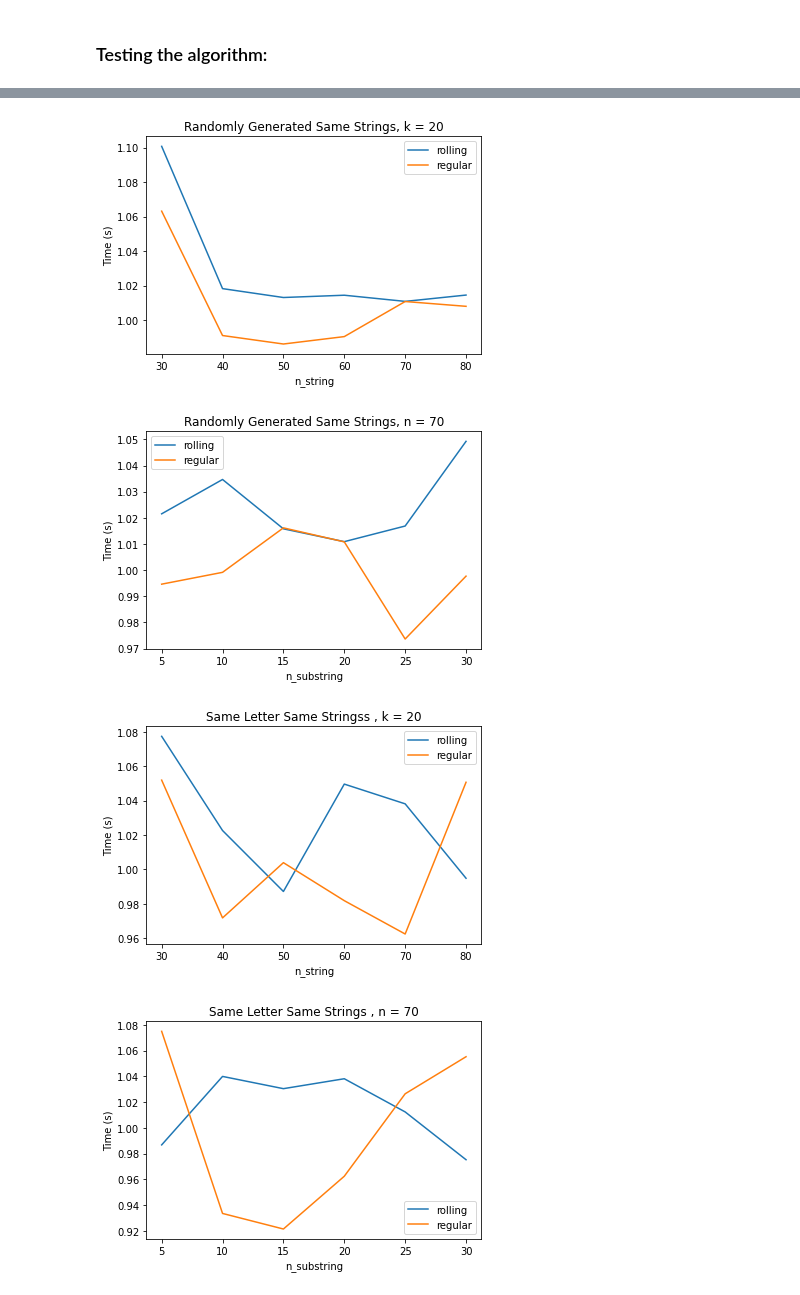
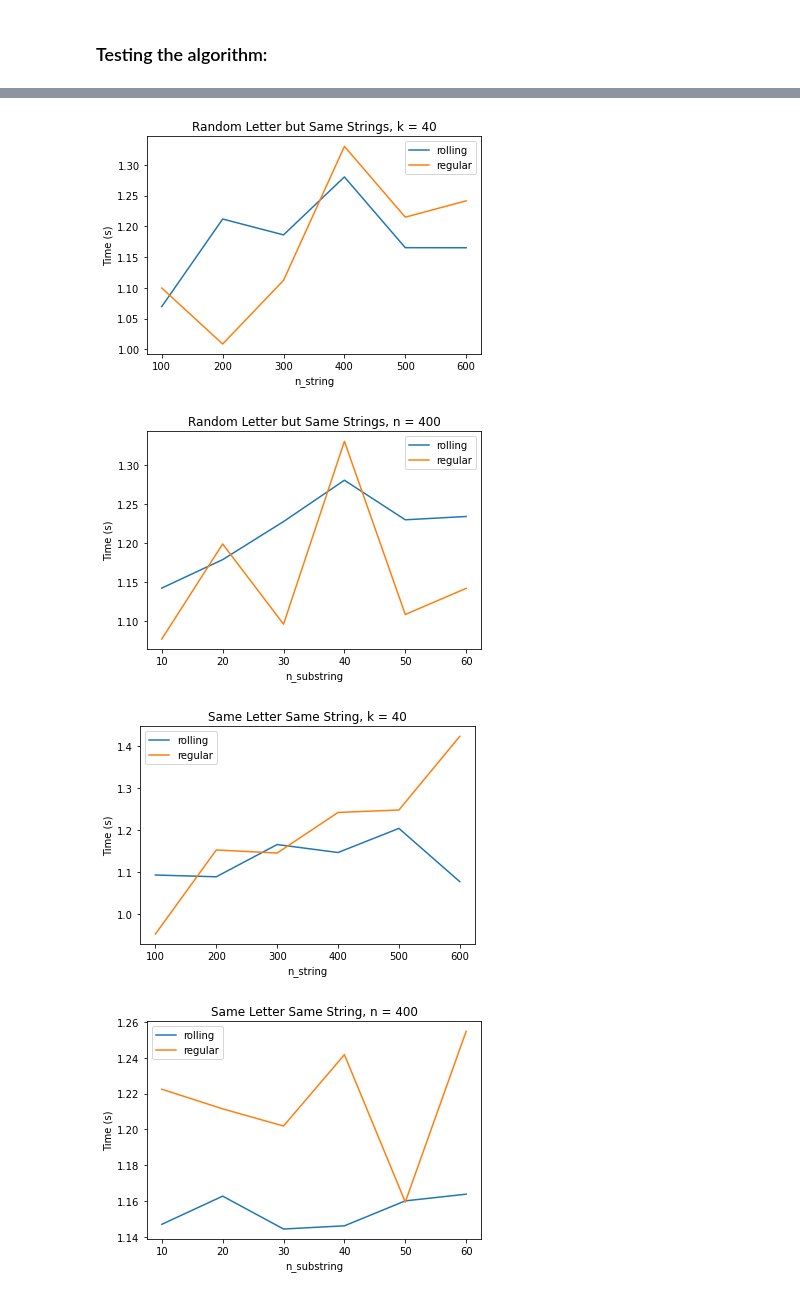
Before and after one commit to mahmud-nobe/CS110_Assignments, a Jupyter notebook: CS110_Final_Project.ipynb, the cells around one changed output, grey strips where cells are left out. Saved outputs shown, nothing was run; the diff lists cells and outputs as text; code cells hidden in the pictures.

```diff
--- a/CS110_Final_Project.ipynb
+++ b/CS110_Final_Project.ipynb
@@ -334,19 +336,21 @@ jrywsbzydsxbxykzvsnbhbuyeituytnpjlfcdbxectajusllgklslkjvarnboorivrurshfjawoapiuy
 # %%
 ## Self generating graphs for experimental complexity
 
+# to store the average time
 rolling = [[] for i in range(5)]
 regular = [[] for i in range(5)]
 
 
 
 iteration = 10
-n_list = np.array([30,40,50,60,70,80])
-k_list = np.array([5,10,15,20,25,30])
+n_list = np.array([100,200,300,400,500,600])
+k_list = np.array([10,20,30,40,50,60])
 
 for i in n_list:
 
     for k in k_list:
 
+        # to store the total time
         rolling_hash_time = [0 for i in range(5)]
         regular_hash_time = [0 for i in range(5)]
 
@@ -459,6 +481,6 @@ for i in n_list:
 # %%
-n_list = np.array([30,40,50,60,70,80])
-k_list = np.array([5,10,15,20,25,30])
+n_list = np.array([100,200,300,400,500,600])
+k_list = np.array([10,20,30,40,50,60])
 
 data = pd.DataFrame({'n_string':n_list.repeat(len(k_list)),
                      'n_substring': np.tile(k_list, len(n_list)),
@@ -565,49 +587,49 @@ plt.show()
 # Random Letter but Same Strings
 
 # same k, but different n
-sns.lineplot(x = 'n_string', y = 'rolling_hash_random_letter_same_string', data = data[data['n_substring'] == 20],
+sns.lineplot(x = 'n_string', y = 'rolling_hash_random_letter_same_string', data = data[data['n_substring'] == 40],
              label = 'rolling', palette = 'Greens')
-sns.lineplot(x = 'n_string', y = 'regular_hash_random_letter_same_string', data = data[data['n_substring'] == 20],
+sns.lineplot(x = 'n_string', y = 'regular_hash_random_letter_same_string', data = data[data['n_substring'] == 40],
              label = 'regular')
 
-plt.title('Random Letter but Same Strings, k = 20')
+plt.title('Random Letter but Same Strings, k = 40')
 plt.ylabel('Time (s)')
 plt.show()
 
 # same n, but different k
-sns.lineplot(x = 'n_substring', y = 'rolling_hash_random_letter_same_string', data = data[data['n_string'] == 70],
+sns.lineplot(x = 'n_substring', y = 'rolling_hash_random_letter_same_string', data = data[data['n_string'] == 400],
              label = 'rolling', palette = 'Greens')
-sns.lineplot(x = 'n_substring', y = 'regular_hash_random_letter_same_string', data = data[data['n_string'] == 70],
+sns.lineplot(x = 'n_substring', y = 'regular_hash_random_letter_same_string', data = data[data['n_string'] == 400],
              label = 'regular')
 
-plt.title('Random Letter but Same Strings, n = 70')
+plt.title('Random Letter but Same Strings, n = 400')
 plt.ylabel('Time (s)')
 plt.show()
 # %% [output]
-[figure, old version]
+[figure, new version]
-[figure, old version]
+[figure, new version]
 # %%
 # Same Letter Same Stringss
 
 # same k, but different n
-sns.lineplot(x = 'n_string', y = 'rolling_hash_all_same', data = data[data['n_substring'] == 20],
+sns.lineplot(x = 'n_string', y = 'rolling_hash_all_same', data = data[data['n_substring'] == 40],
              label = 'rolling', palette = 'Greens')
-sns.lineplot(x = 'n_string', y = 'regular_hash_all_same', data = data[data['n_substring'] == 20],
+sns.lineplot(x = 'n_string', y = 'regular_hash_all_same', data = data[data['n_substring'] == 40],
              label = 'regular')
 
-plt.title('Same Letter Same Stringss , k = 20')
+plt.title('Same Letter Same String, k = 40')
 plt.ylabel('Time (s)')
 plt.show()
 
 # same n, but different k
-sns.lineplot(x = 'n_substring', y = 'rolling_hash_all_same', data = data[data['n_string'] == 70],
+sns.lineplot(x = 'n_substring', y = 'rolling_hash_all_same', data = data[data['n_string'] == 400],
              label = 'rolling', palette = 'Greens')
-sns.lineplot(x = 'n_substring', y = 'regular_hash_all_same', data = data[data['n_string'] == 70],
+sns.lineplot(x = 'n_substring', y = 'regular_hash_all_same', data = data[data['n_string'] == 400],
              label = 'regular')
 
-plt.title('Same Letter Same Strings , n = 70')
+plt.title('Same Letter Same String, n = 400')
 plt.ylabel('Time (s)')
 plt.show()
 # %% [output]
-[figure, old version]
+[figure, new version]
-[figure, old version]
+[figure, new version]
```
Also changed, not shown: parts of 11 cells of this notebook.
